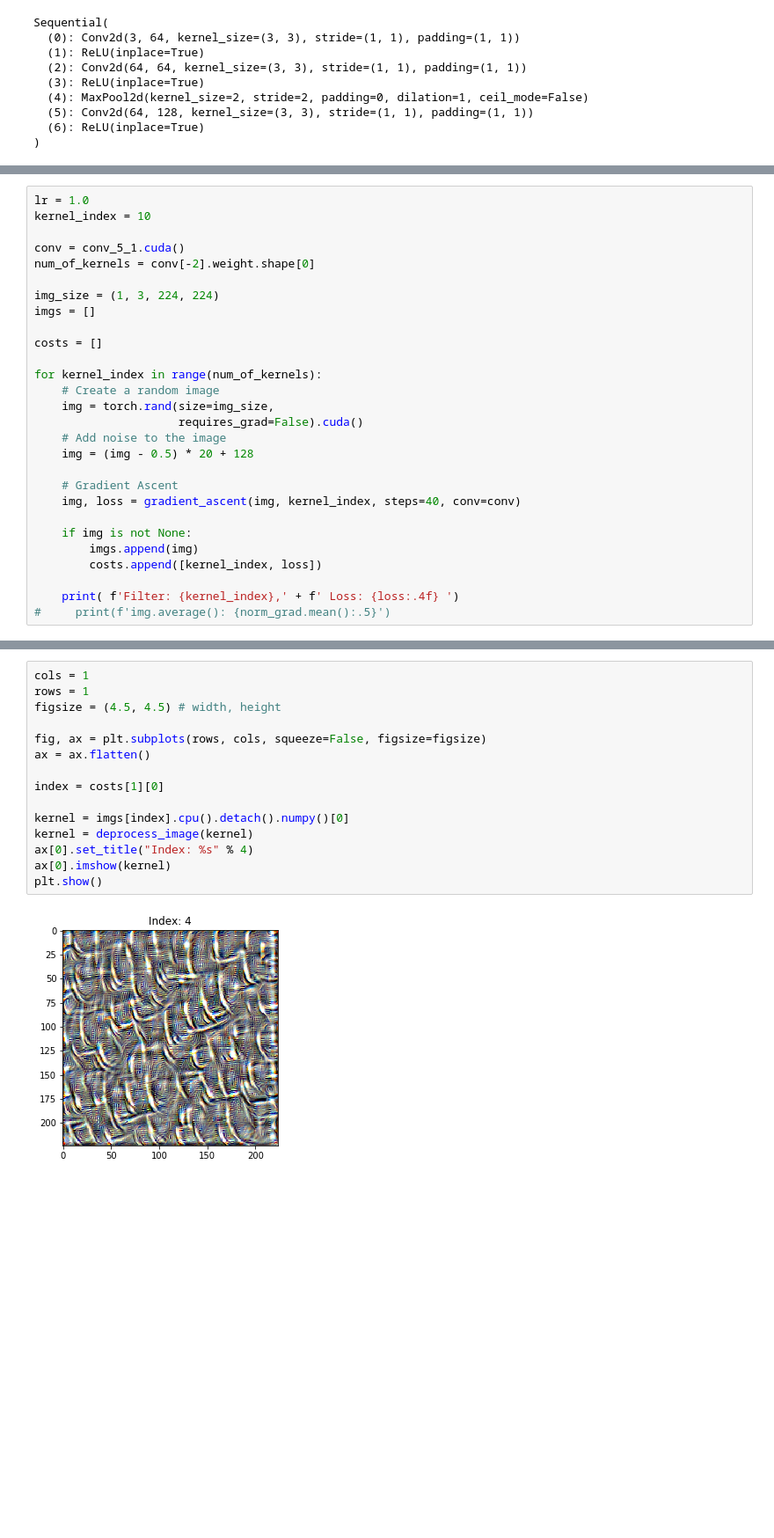
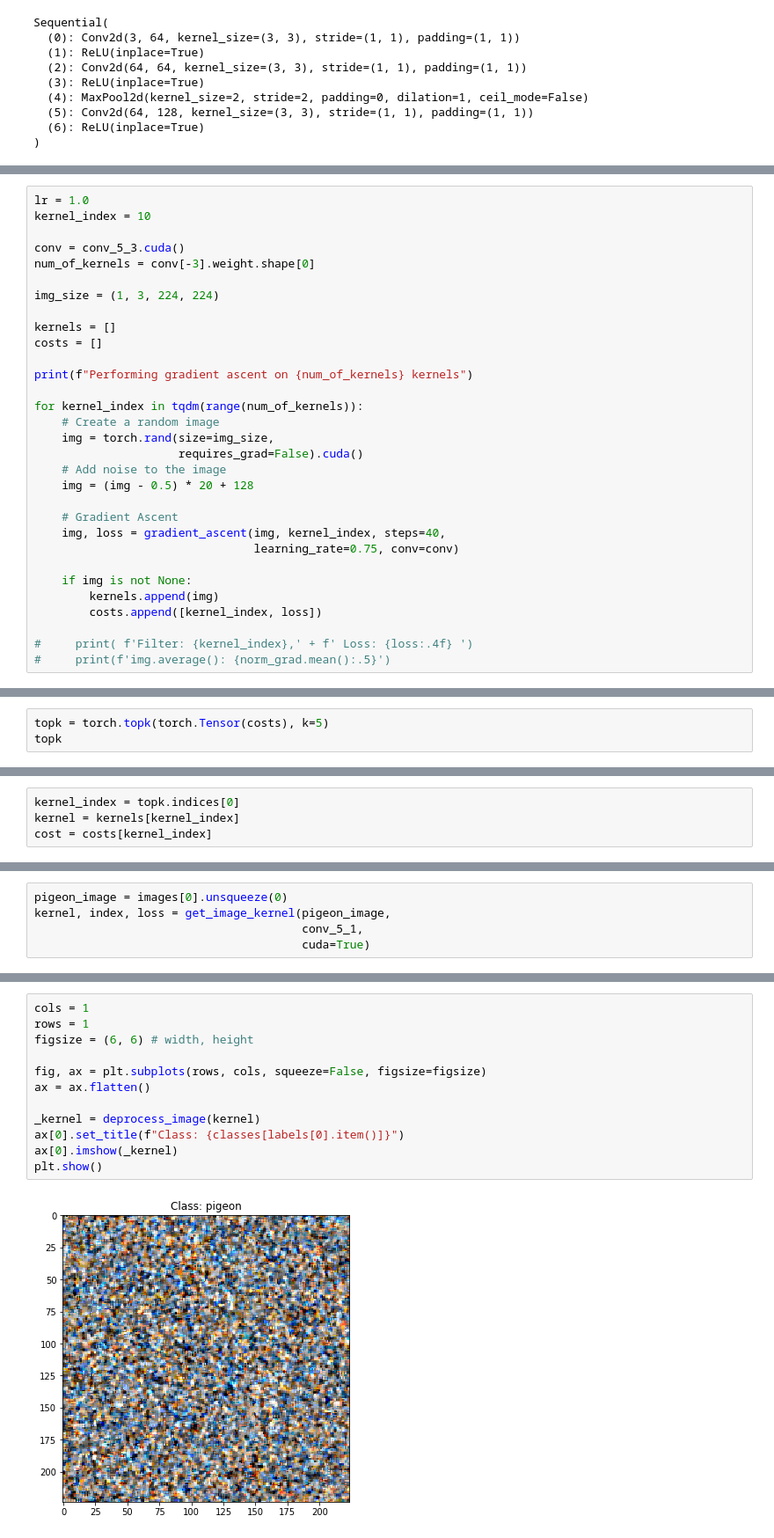
Before and after one commit to gabrielnieves18/machine-learning, a Jupyter notebook: electric-dreams/VGG.ipynb, the cells around one changed output, grey strips where cells are left out. Shown at 88% size. Drawn from its saved outputs; the diff is of its cells as text; blank space fills up the shorter version.

```diff
--- a/electric-dreams/VGG.ipynb
+++ b/electric-dreams/VGG.ipynb
@@ -201,15 +273,17 @@ Class:tile roof, Value:889
 lr = 1.0
 kernel_index = 10
 
-conv = conv_5_1.cuda()
-num_of_kernels = conv[-2].weight.shape[0]
+conv = conv_5_3.cuda()
+num_of_kernels = conv[-3].weight.shape[0]
 
 img_size = (1, 3, 224, 224)
-imgs = []
 
+kernels = []
 costs = []
 
-for kernel_index in range(num_of_kernels):
+print(f"Performing gradient ascent on {num_of_kernels} kernels")
+
+for kernel_index in tqdm(range(num_of_kernels)):
     # Create a random image
     img = torch.rand(size=img_size,
                      requires_grad=False).cuda()
@@ -217,12 +291,13 @@ for kernel_index in range(num_of_kernels):
     img = (img - 0.5) * 20 + 128
 
     # Gradient Ascent
-    img, loss = gradient_ascent(img, kernel_index, steps=40, conv=conv)
+    img, loss = gradient_ascent(img, kernel_index, steps=40,
+                                learning_rate=0.75, conv=conv)
 
     if img is not None:
-        imgs.append(img)
+        kernels.append(img)
         costs.append([kernel_index, loss])
 
-    print( f'Filter: {kernel_index},' + f' Loss: {loss:.4f} ')
+#     print( f'Filter: {kernel_index},' + f' Loss: {loss:.4f} ')
 #     print(f'img.average(): {norm_grad.mean():.5}')
 # %% [output]
@@ -299,0 +398,3 @@ for index, ax in enumerate(axs):
+# %%
+topk = torch.topk(torch.Tensor(costs), k=5)
+topk
@@ -299,0 +405,4 @@ for index, ax in enumerate(axs):
+# %%
+kernel_index = topk.indices[0]
+kernel = kernels[kernel_index]
+cost = costs[kernel_index]
@@ -299,0 +452,5 @@ for index, ax in enumerate(axs):
+# %%
+pigeon_image = images[0].unsqueeze(0)
+kernel, index, loss = get_image_kernel(pigeon_image,
+                                       conv_5_1,
+                                       cuda=True)
@@ -300,17 +466,14 @@ for index, ax in enumerate(axs):
 # %%
 cols = 1
 rows = 1
-figsize = (4.5, 4.5) # width, height
+figsize = (6, 6) # width, height
 
 fig, ax = plt.subplots(rows, cols, squeeze=False, figsize=figsize)
 ax = ax.flatten()
 
-index = costs[1][0]
-
-kernel = imgs[index].cpu().detach().numpy()[0]
-kernel = deprocess_image(kernel)
-ax[0].set_title("Index: %s" % 4)
-ax[0].imshow(kernel)
+_kernel = deprocess_image(kernel)
+ax[0].set_title(f"Class: {classes[labels[0].item()]}")
+ax[0].imshow(_kernel)
 plt.show()
 # %% [output]
-[figure, old version]
+[figure, new version]
```
Also changed, not shown: parts of 29 cells of this notebook, 13 other files.
